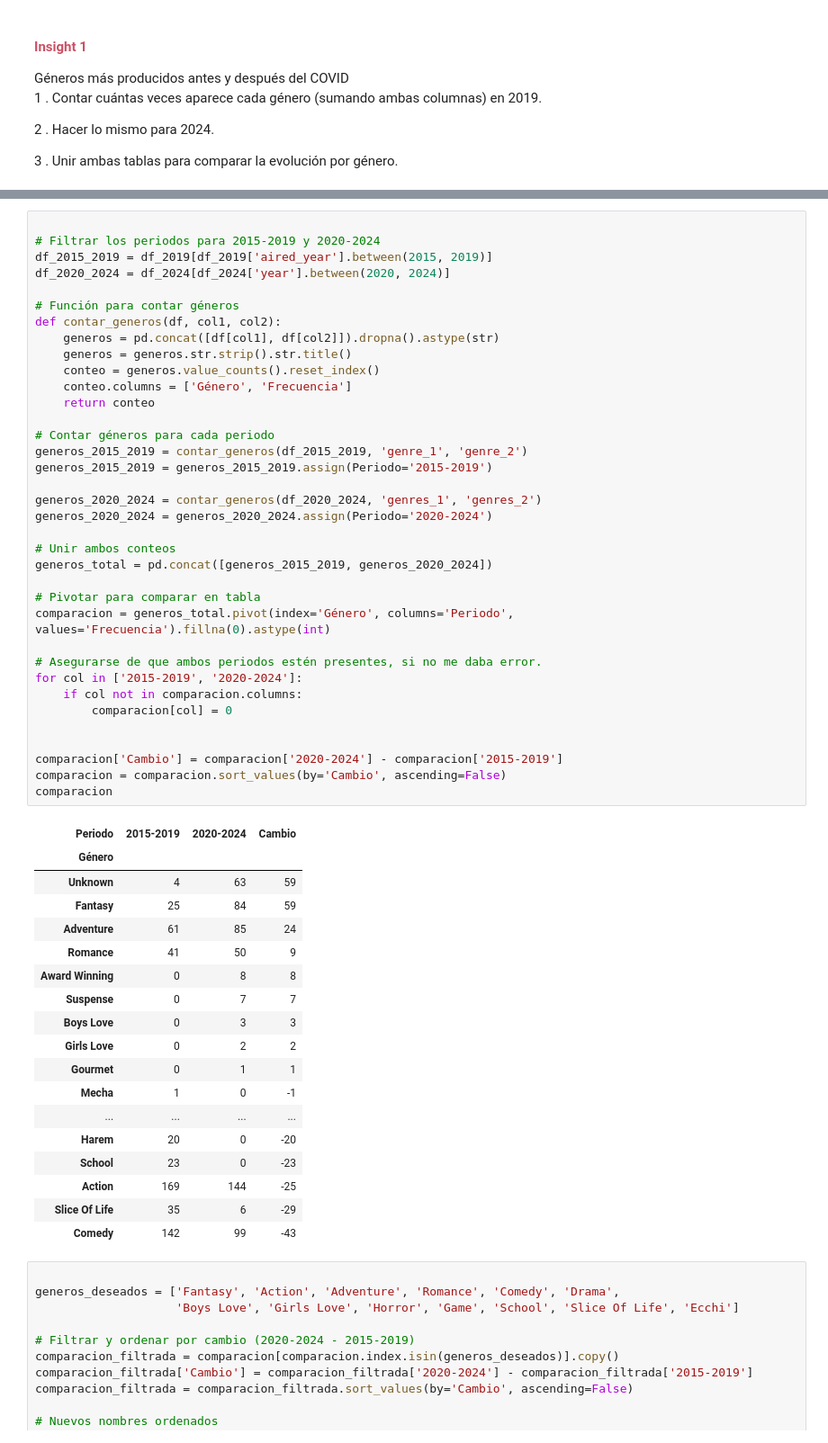
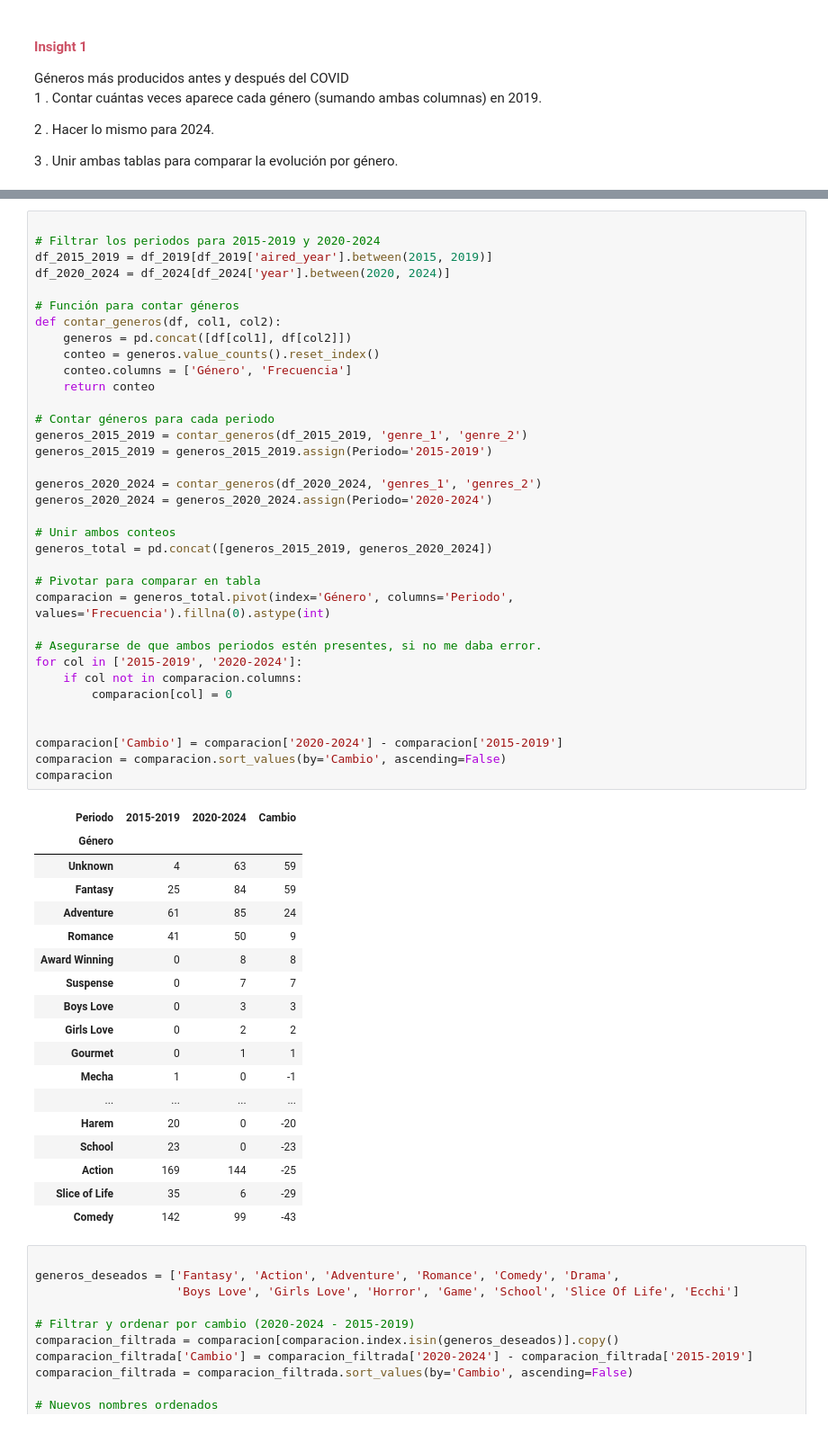
Before and after one commit to JimenezRoDA/data-no-anime, a Jupyter notebook: data-no-anime.ipynb, the cells around one changed output, grey strips where cells are left out. Shown: that part at 90% size. Saved outputs shown, nothing was run; the diff lists cells and outputs as text.

```diff
--- a/data-no-anime.ipynb
+++ b/data-no-anime.ipynb
@@ -625,8 +618,7 @@ df_2020_2024 = df_2024[df_2024['year'].between(2020, 2024)]
 
 # Función para contar géneros
 def contar_generos(df, col1, col2):
-    generos = pd.concat([df[col1], df[col2]]).dropna().astype(str)
-    generos = generos.str.strip().str.title()
+    generos = pd.concat([df[col1], df[col2]])
     conteo = generos.value_counts().reset_index()
     conteo.columns = ['Género', 'Frecuencia']
     return conteo
@@ -643,34 +635,34 @@ generos_total = pd.concat([generos_2015_2019, generos_2020_2024])
 
 # Pivotar para comparar en tabla
 comparacion = generos_total.pivot(index='Género', columns='Periodo', values='Frecuencia').fillna(0).astype(int)
 
 # Asegurarse de que ambos periodos estén presentes, si no me daba error.
 for col in ['2015-2019', '2020-2024']:
     if col not in comparacion.columns:
         comparacion[col] = 0
 
 
 comparacion['Cambio'] = comparacion['2020-2024'] - comparacion['2015-2019']
 comparacion = comparacion.sort_values(by='Cambio', ascending=False)
 comparacion
 # %% [output]
 | Periodo | 2015-2019 | 2020-2024 | Cambio |
 | Género |  |  |  |
 | Unknown | 4 | 63 | 59 |
 | Fantasy | 25 | 84 | 59 |
 | Adventure | 61 | 85 | 24 |
 | Romance | 41 | 50 | 9 |
 | Award Winning | 0 | 8 | 8 |
 | Suspense | 0 | 7 | 7 |
 | Boys Love | 0 | 3 | 3 |
 | Girls Love | 0 | 2 | 2 |
 | Gourmet | 0 | 1 | 1 |
 | Mecha | 1 | 0 | -1 |
 | ... | ... | ... | ... |
 | Harem | 20 | 0 | -20 |
 | School | 23 | 0 | -23 |
 | Action | 169 | 144 | -25 |
-| Slice Of Life | 35 | 6 | -29 |
+| Slice of Life | 35 | 6 | -29 |
 | Comedy | 142 | 99 | -43 |
 # %%
 
```
Also changed, not shown: parts of 11 cells of this notebook, 2 other files.
